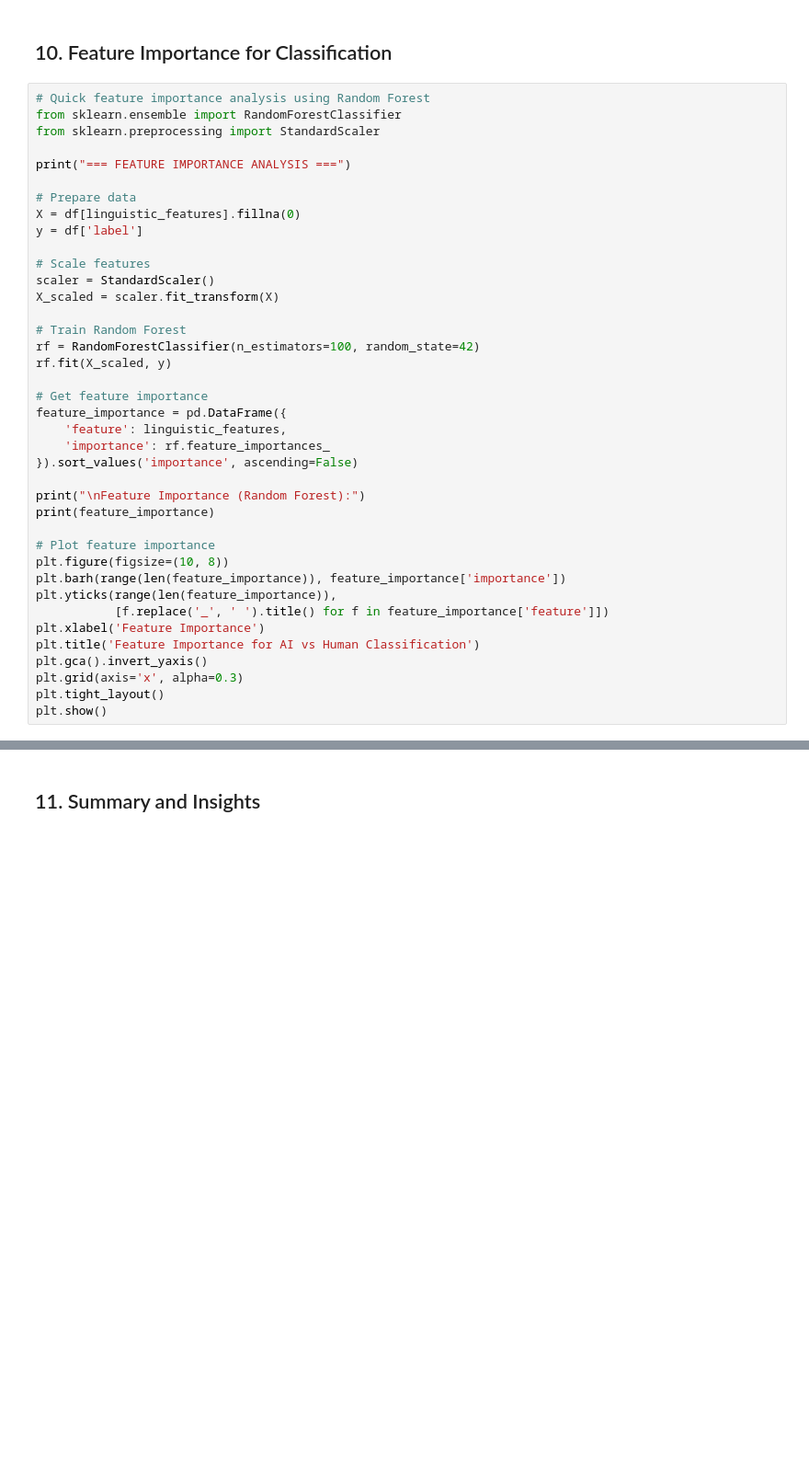
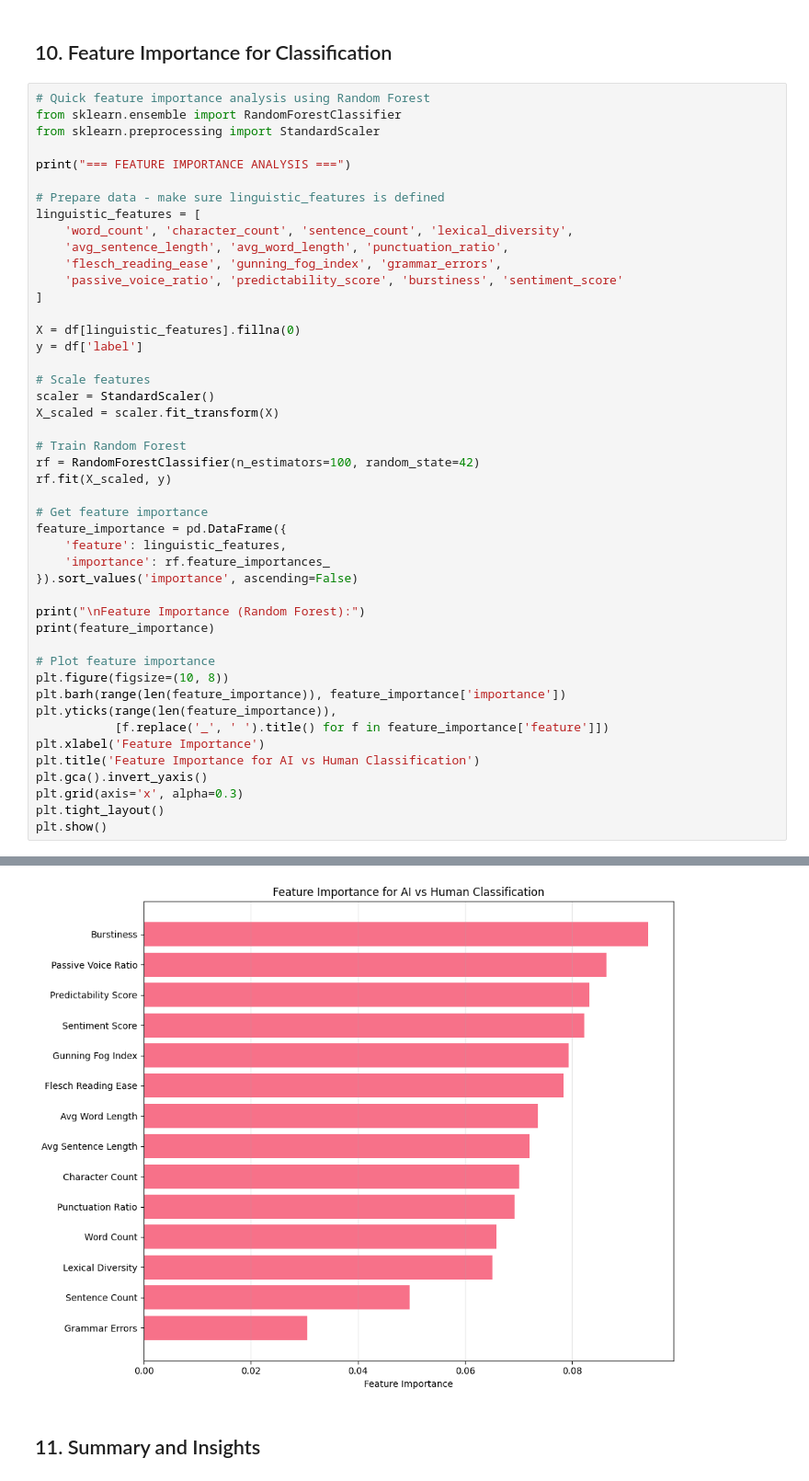
Before and after one commit to bwang0502/AI-vs-Human-Writing-Classifier, a Jupyter notebook: notebooks/exploratory/dataset_eda.ipynb, the cells around one changed output, grey strips where cells are left out. Shown at 92% size. Saved outputs shown, nothing was run; the diff lists cells and outputs as text; blank space fills up the shorter version.

```diff
--- a/notebooks/exploratory/dataset_eda.ipynb
+++ b/notebooks/exploratory/dataset_eda.ipynb
@@ -299,7 +431,14 @@ from sklearn.preprocessing import StandardScaler
 
 print("=== FEATURE IMPORTANCE ANALYSIS ===")
 
-# Prepare data
+# Prepare data - make sure linguistic_features is defined
+linguistic_features = [
+    'word_count', 'character_count', 'sentence_count', 'lexical_diversity',
+    'avg_sentence_length', 'avg_word_length', 'punctuation_ratio',
+    'flesch_reading_ease', 'gunning_fog_index', 'grammar_errors',
+    'passive_voice_ratio', 'predictability_score', 'burstiness', 'sentiment_score'
+]
+
 X = df[linguistic_features].fillna(0)
 y = df['label']
 
@@ -331,3 +470,4 @@ plt.gca().invert_yaxis()
 plt.grid(axis='x', alpha=0.3)
 plt.tight_layout()
 plt.show()
+# %% [output]
@@ -334,3 +491,4 @@ plt.show()
+[figure, added]
 # %% [markdown]
 ## 11. Summary and Insights
 # %%
```
Also changed, not shown: parts of 13 cells of this notebook.
